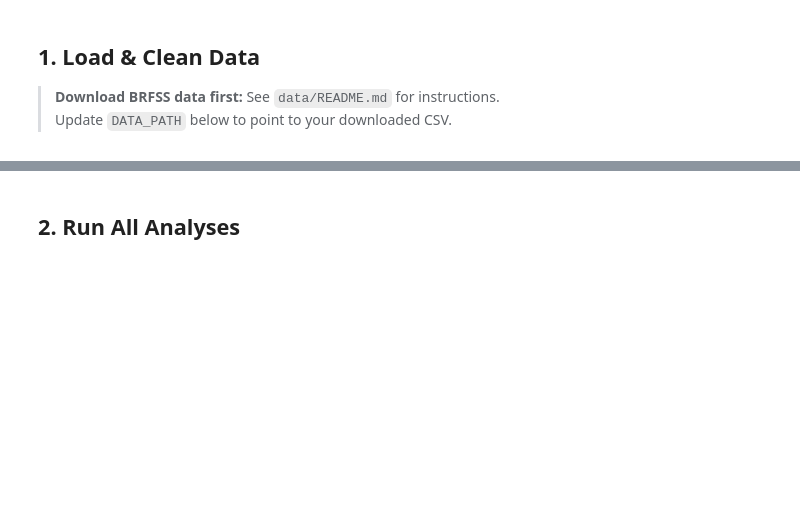
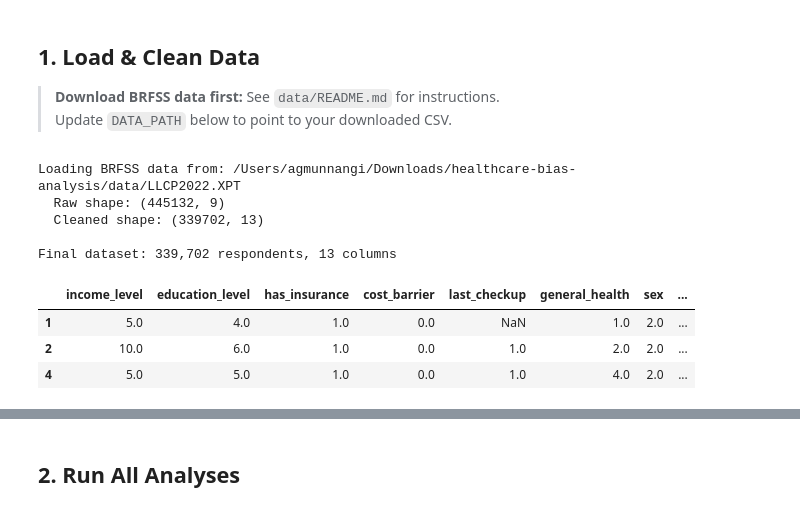
Before and after one commit to Agastya191/healthcare-bias-analysis, a Jupyter notebook: notebooks/analysis.ipynb, the cells around one changed output, grey strips where cells are left out. Drawn from its saved outputs; the diff is of its cells as text; code cells hidden in the pictures; blank space fills up the shorter version.

Commit message:
Add analysis outputs, figures, and key findings

```diff
--- a/notebooks/analysis.ipynb
+++ b/notebooks/analysis.ipynb
@@ -37,11 +39,21 @@ print('Setup complete.')
 > **Download BRFSS data first:** See `data/README.md` for instructions.
 > Update `DATA_PATH` below to point to your downloaded CSV.
 # %%
-DATA_PATH = '../data/LLCP2022.csv'   # ← update this path
+DATA_PATH = '/Users/agmunnangi/Downloads/healthcare-bias-analysis/data/LLCP2022.XPT'
 
 df = load_and_clean(DATA_PATH)
 print(f'\nFinal dataset: {df.shape[0]:,} respondents, {df.shape[1]} columns')
 df.head(3)
+# %% [output]
+Loading BRFSS data from: /Users/agmunnangi/Downloads/healthcare-bias-analysis/data/LLCP2022.XPT
+  Raw shape: (445132, 9)
+  Cleaned shape: (339702, 13)
+
+Final dataset: 339,702 respondents, 13 columns
+|  | income_level | education_level | has_insurance | cost_barrier | last_checkup | general_health | sex | ... |
+| 1 | 5.0 | 4.0 | 1.0 | 0.0 | NaN | 1.0 | 2.0 | ... |
+| 2 | 10.0 | 6.0 | 1.0 | 0.0 | 1.0 | 2.0 | 2.0 | ... |
+| 4 | 5.0 | 5.0 | 1.0 | 0.0 | 1.0 | 4.0 | 2.0 | ... |
 # %%
 # Quick overview of key variables
 key_cols = ['income_level','education_level','has_insurance','cost_barrier','recent_checkup','general_health']
```
Also changed, not shown: parts of 13 cells of this notebook, 9 other files.
